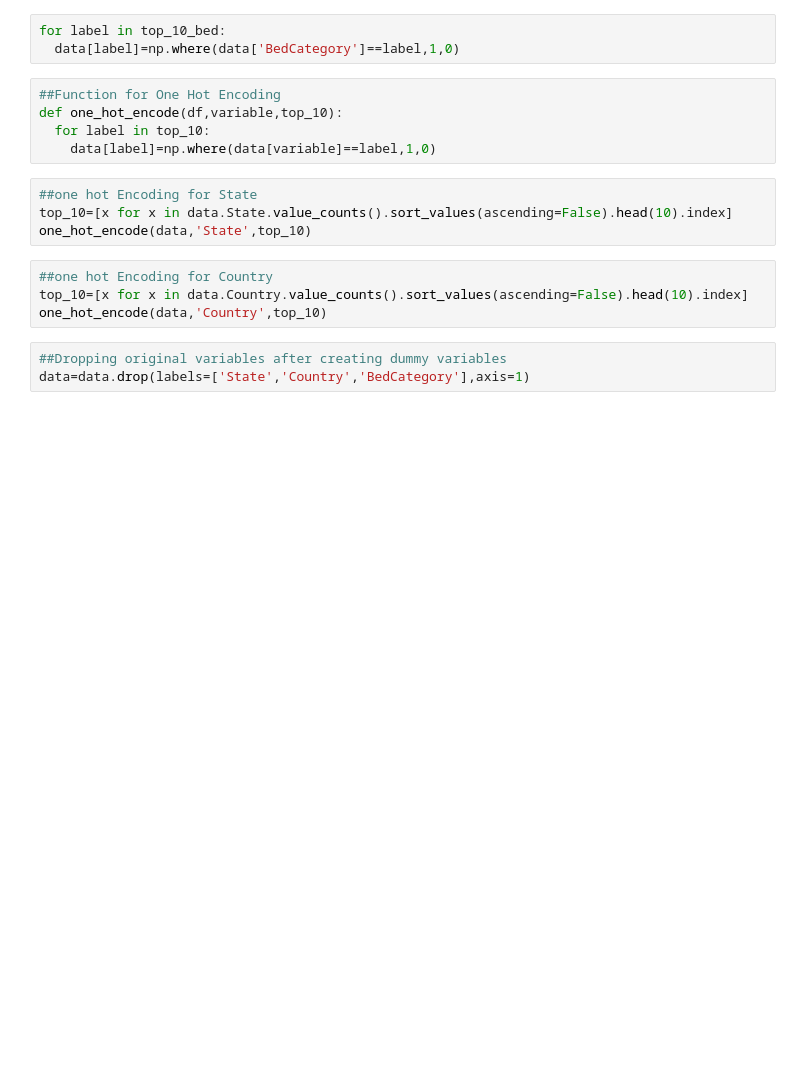
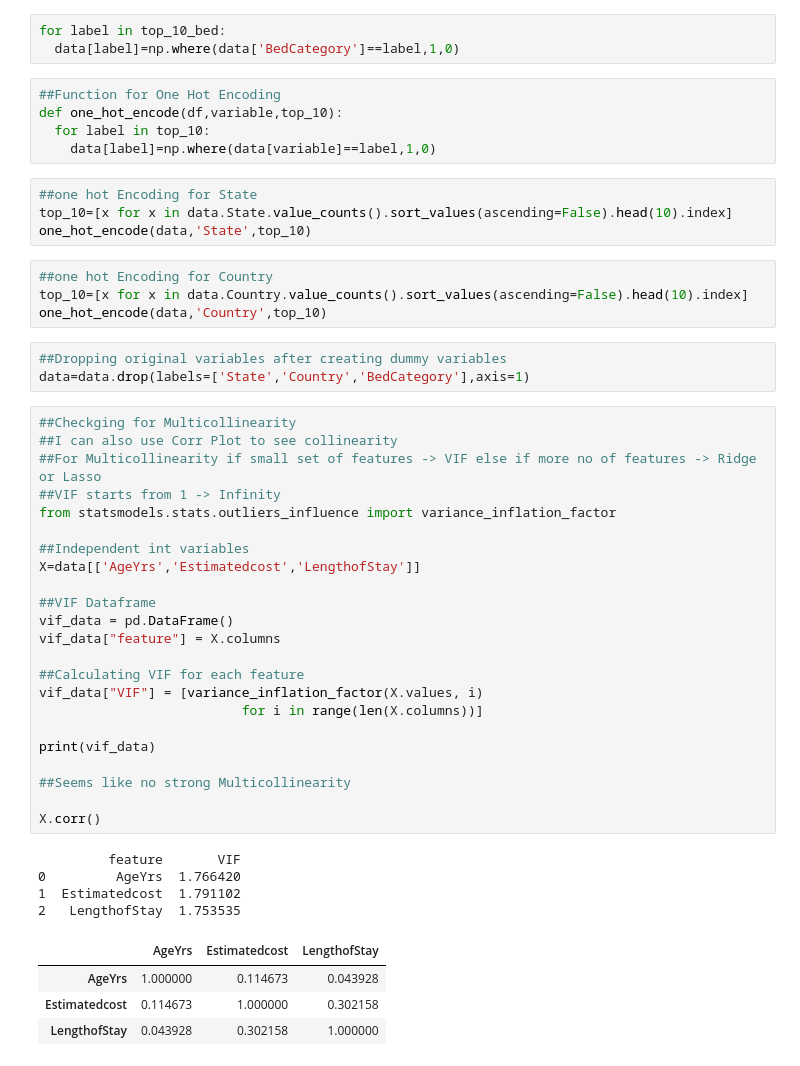
Before and after one commit to manthra16695/Code-360, a Jupyter notebook: Manipal_Hospitals.ipynb, the cells around one changed output. Cells and saved outputs as stored; diff of their text form; blank space fills up the shorter version.

```diff
--- a/Manipal_Hospitals.ipynb
+++ b/Manipal_Hospitals.ipynb
@@ -405,3 +407,35 @@ one_hot_encode(data,'Country',top_10)
 # %%
 ##Dropping original variables after creating dummy variables
 data=data.drop(labels=['State','Country','BedCategory'],axis=1)
+# %%
+##Checkging for Multicollinearity
+##I can also use Corr Plot to see collinearity
+##For Multicollinearity if small set of features -> VIF else if more no of features -> Ridge or Lasso
+##VIF starts from 1 -> Infinity
+from statsmodels.stats.outliers_influence import variance_inflation_factor
+
+##Independent int variables
+X=data[['AgeYrs','Estimatedcost','LengthofStay']]
+
+##VIF Dataframe
+vif_data = pd.DataFrame()
+vif_data["feature"] = X.columns
+
+##Calculating VIF for each feature
+vif_data["VIF"] = [variance_inflation_factor(X.values, i)
+                          for i in range(len(X.columns))]
+
+print(vif_data)
+
+##Seems like no strong Multicollinearity
+
+X.corr()
+# %% [output]
+         feature       VIF
+0         AgeYrs  1.766420
+1  Estimatedcost  1.791102
+2   LengthofStay  1.753535
+|  | AgeYrs | Estimatedcost | LengthofStay |
+| AgeYrs | 1.000000 | 0.114673 | 0.043928 |
+| Estimatedcost | 0.114673 | 1.000000 | 0.302158 |
+| LengthofStay | 0.043928 | 0.302158 | 1.000000 |
```
Also changed, not shown: parts of 14 cells of this notebook.
